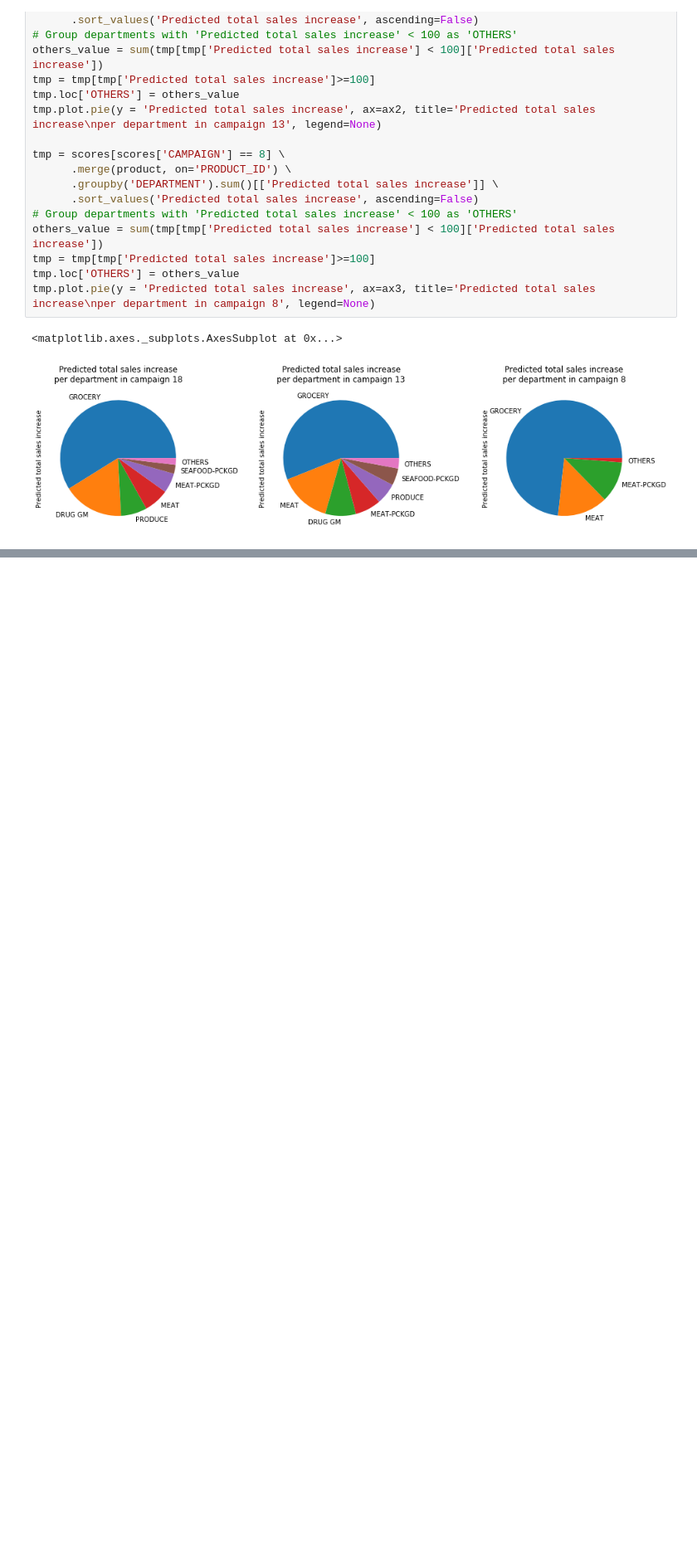
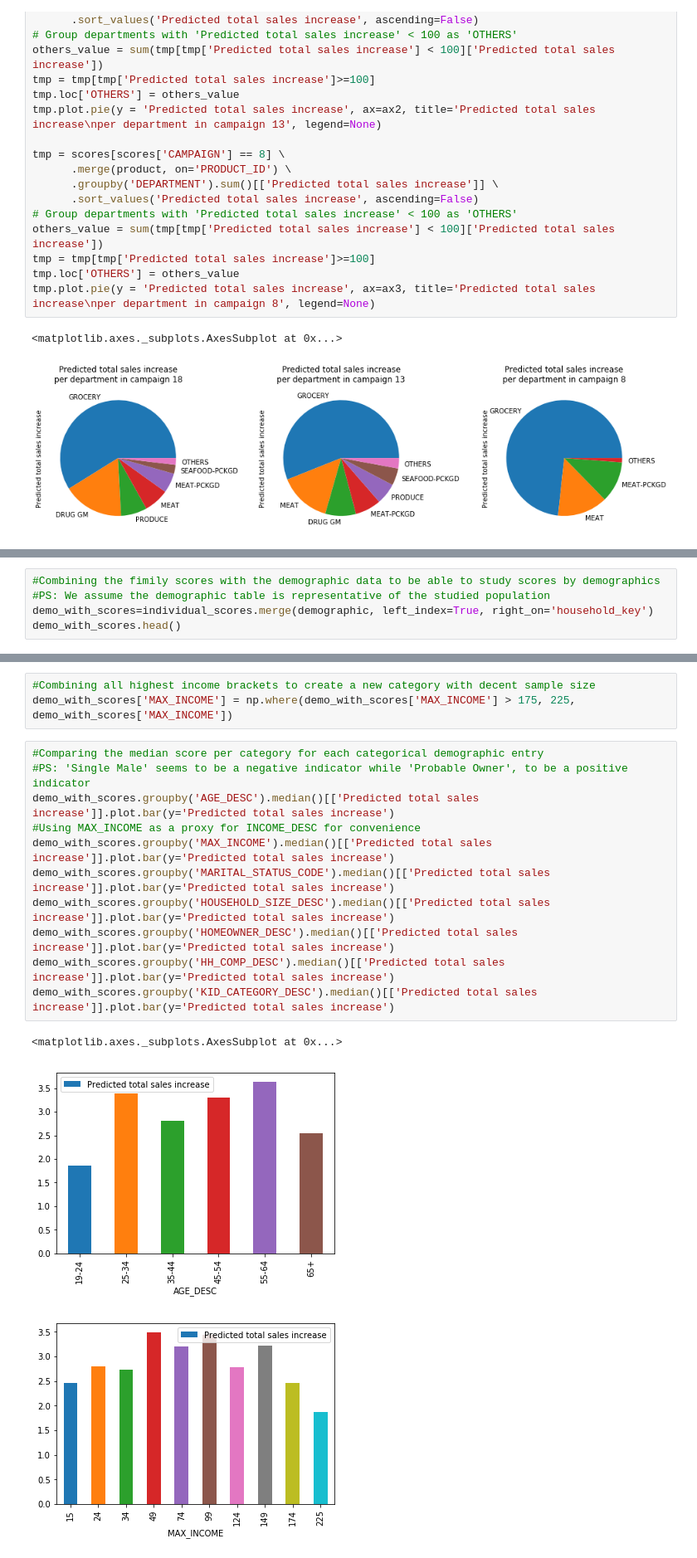
Before and after one commit to dhruti96shah/ada_project_pinkfluffybunnies, a Jupyter notebook: ada project.ipynb, the cells around one changed output, grey strips where cells are left out. Shown at 83% size. Drawn from its saved outputs; the diff is of its cells as text; blank space fills up the shorter version.

Commit message:
merged notebook

```diff
--- a/ada project.ipynb
+++ b/ada project.ipynb
@@ -504,0 +527,5 @@ tmp.plot.pie(y = 'Predicted total sales increase', ax=ax3, title='Predicted tota
+# %%
+#Combining the fimily scores with the demographic data to be able to study scores by demographics
+#PS: We assume the demographic table is representative of the studied population
+demo_with_scores=individual_scores.merge(demographic, left_index=True, right_on='household_key')
+demo_with_scores.head()
@@ -504,0 +539,18 @@ tmp.plot.pie(y = 'Predicted total sales increase', ax=ax3, title='Predicted tota
+# %%
+#Combining all highest income brackets to create a new category with decent sample size
+demo_with_scores['MAX_INCOME'] = np.where(demo_with_scores['MAX_INCOME'] > 175, 225, demo_with_scores['MAX_INCOME'])
+# %%
+#Comparing the median score per category for each categorical demographic entry
+#PS: 'Single Male' seems to be a negative indicator while 'Probable Owner', to be a positive indicator
+demo_with_scores.groupby('AGE_DESC').median()[['Predicted total sales increase']].plot.bar(y='Predicted total sales increase')
+#Using MAX_INCOME as a proxy for INCOME_DESC for convenience
+demo_with_scores.groupby('MAX_INCOME').median()[['Predicted total sales increase']].plot.bar(y='Predicted total sales increase')
+demo_with_scores.groupby('MARITAL_STATUS_CODE').median()[['Predicted total sales increase']].plot.bar(y='Predicted total sales increase')
+demo_with_scores.groupby('HOUSEHOLD_SIZE_DESC').median()[['Predicted total sales increase']].plot.bar(y='Predicted total sales increase')
+demo_with_scores.groupby('HOMEOWNER_DESC').median()[['Predicted total sales increase']].plot.bar(y='Predicted total sales increase')
+demo_with_scores.groupby('HH_COMP_DESC').median()[['Predicted total sales increase']].plot.bar(y='Predicted total sales increase')
+demo_with_scores.groupby('KID_CATEGORY_DESC').median()[['Predicted total sales increase']].plot.bar(y='Predicted total sales increase')
+# %% [output]
+<matplotlib.axes._subplots.AxesSubplot at 0x...>
+[figure, added]
+[figure, added]
```
Also changed, not shown: parts of 22 cells of this notebook.
